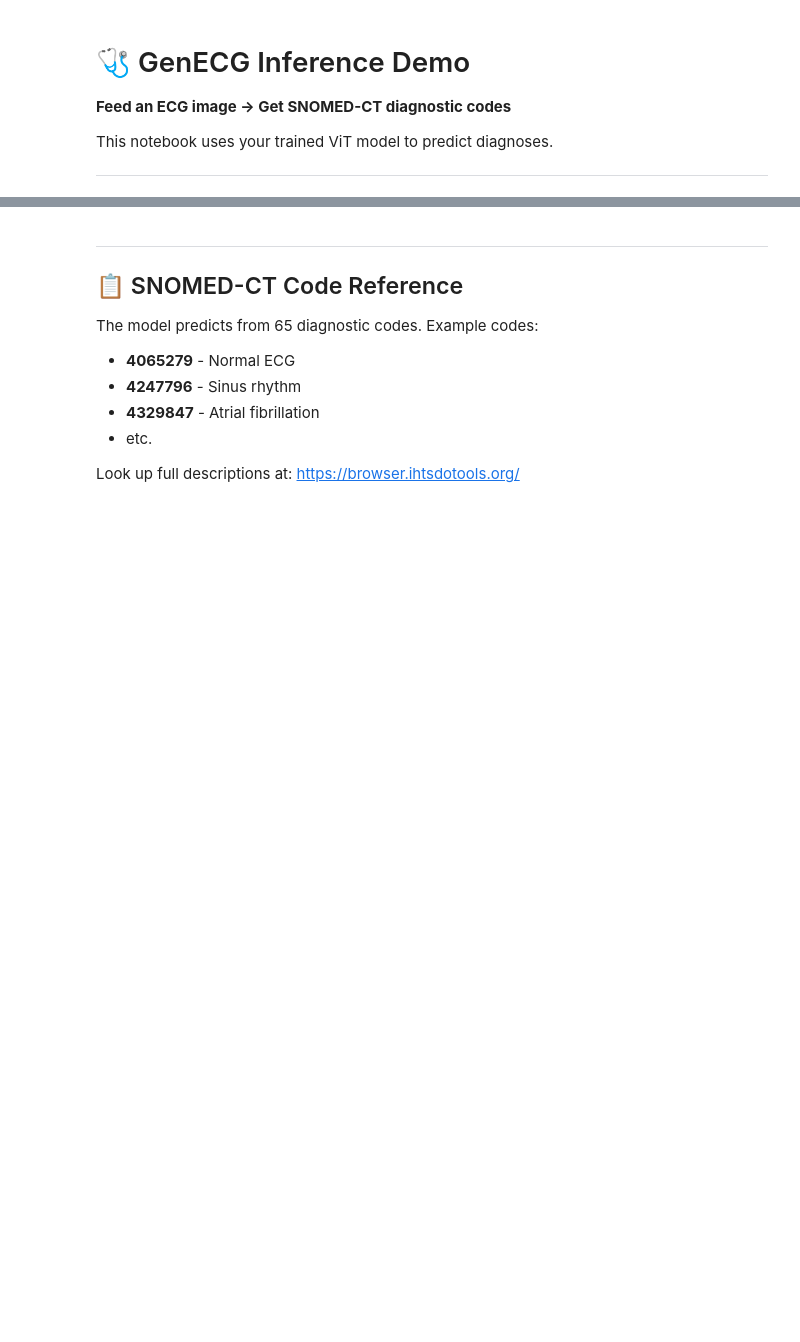
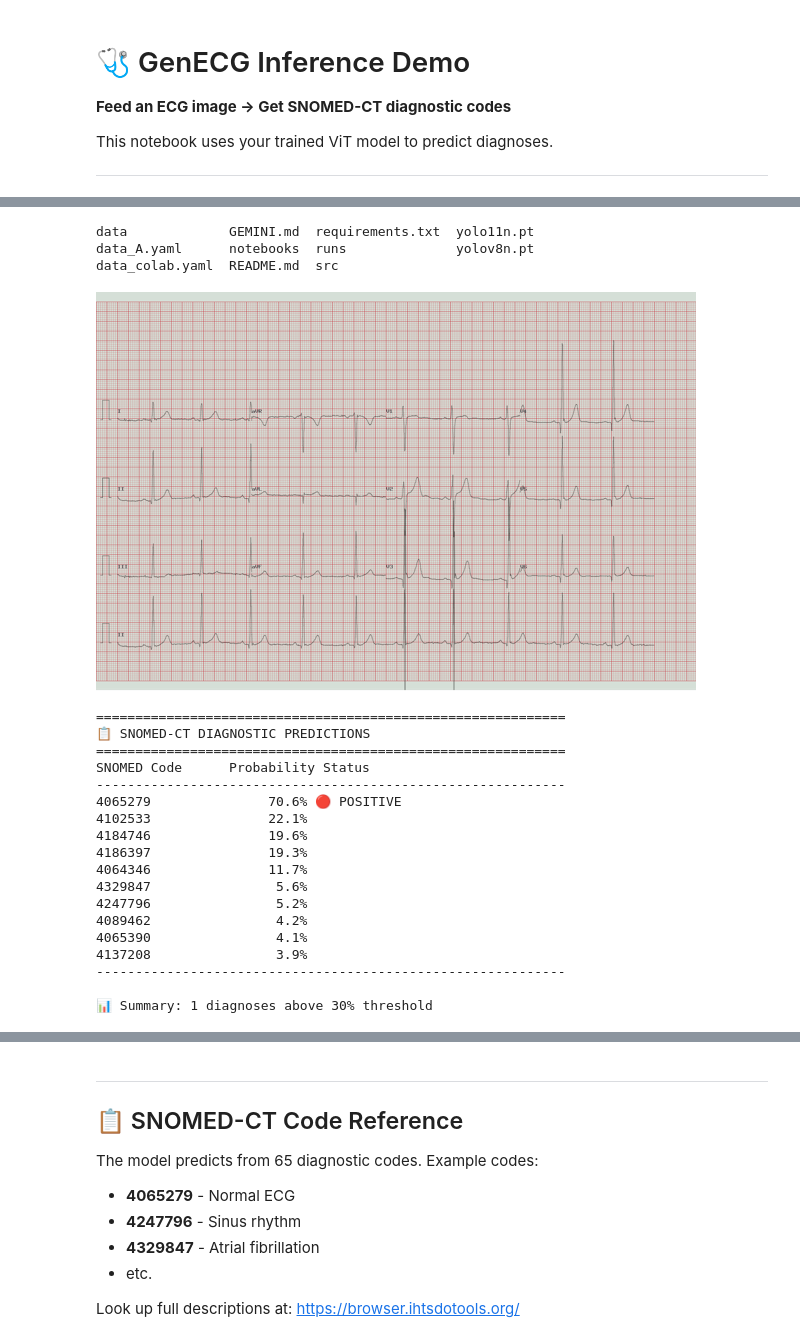
Before and after one commit to NooruldeenTaffar/GenECG-Diagnostic, a Jupyter notebook: notebooks/GenECG_Inference_Demo.ipynb, the cells around one changed output, grey strips where cells are left out. Cells and saved outputs as stored; diff of their text form; code cells hidden in the pictures; blank space fills up the shorter version.

```diff
--- a/notebooks/GenECG_Inference_Demo.ipynb
+++ b/notebooks/GenECG_Inference_Demo.ipynb
@@ -83,15 +98,38 @@ def predict_ecg(image_path, top_k=10, threshold=0.3):
 # %%
 # 🔍 TEST ON A SAMPLE IMAGE
 # Change this path to test different images!
-
-test_image = "data/Raw/GenECG/Dataset_A_ECGs_without_imperfections/00000/00001_hr_1R.png"
+!ls
+test_image = "data/Raw/GenECG/Dataset_A_ECGs_without_imperfections/images/00085_hr_1R.png"
 
 # Show the image
 from IPython.display import display
 img = Image.open(test_image)
 display(img.resize((600, 400)))
 
 # Predict!
 probs = predict_ecg(test_image, top_k=10, threshold=0.3)
+# %% [output]
+data             GEMINI.md  requirements.txt  yolo11n.pt
+data_A.yaml      notebooks  runs              yolov8n.pt
+data_colab.yaml  README.md  src
+[figure, added]
+============================================================
+📋 SNOMED-CT DIAGNOSTIC PREDICTIONS
+============================================================
+SNOMED Code      Probability Status
+------------------------------------------------------------
+4065279               70.6% 🔴 POSITIVE
+4102533               22.1%
+4184746               19.6%
+4186397               19.3%
+4064346               11.7%
+4329847                5.6%
+4247796                5.2%
+4089462                4.2%
+4065390                4.1%
+4137208                3.9%
+------------------------------------------------------------
+
+📊 Summary: 1 diagnoses above 30% threshold
 # %%
 # 🔍 TEST ON ANOTHER IMAGE
```
Also changed, not shown: parts of 4 cells of this notebook, 1 other file.
